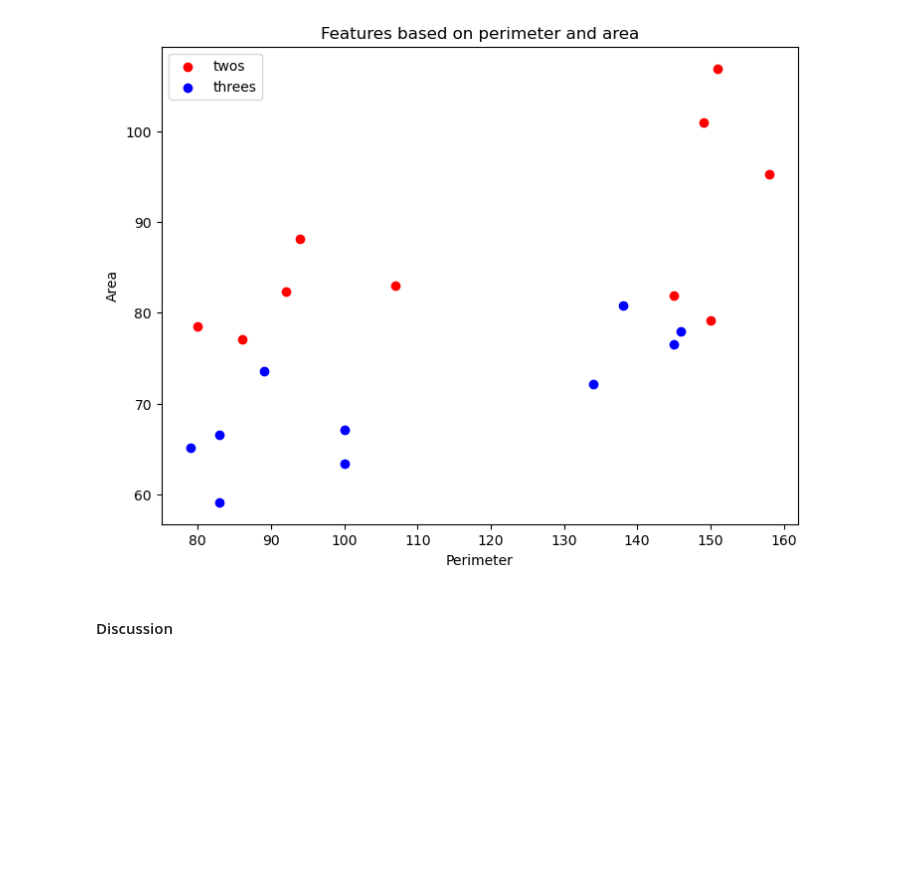
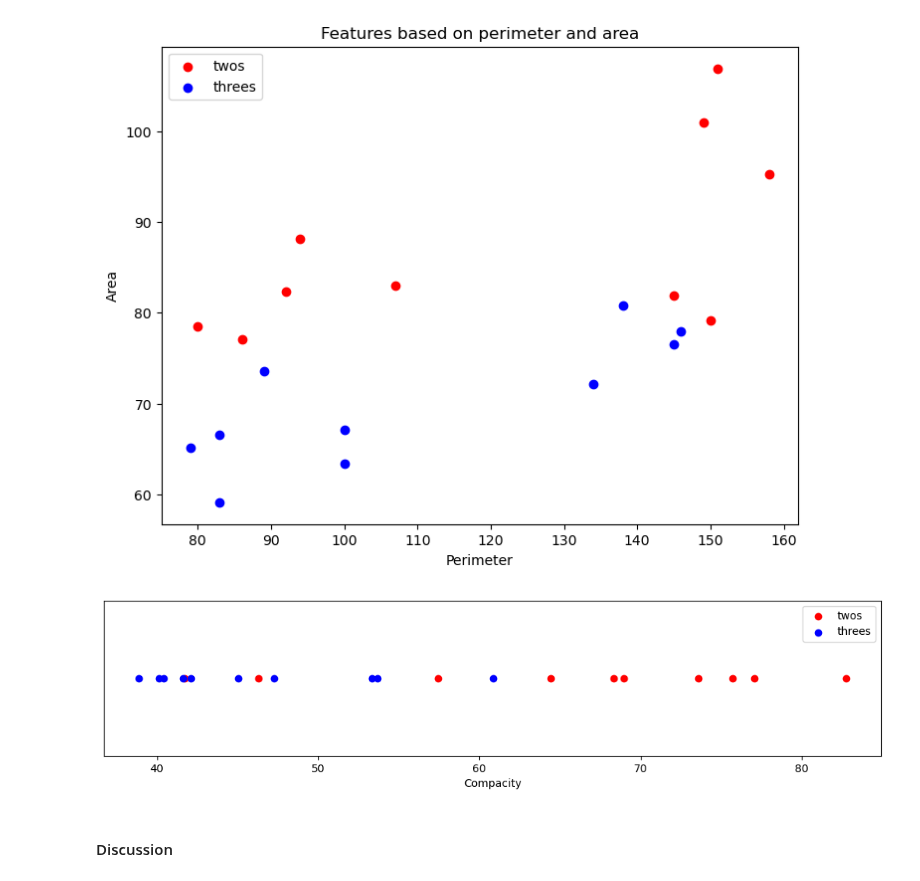
Before and after one commit to mrizaarseven98/do-not-cheat, a Jupyter notebook: labs/lab_02_object_description.ipynb, the cells around one changed output. Saved outputs shown, nothing was run; the diff lists cells and outputs as text; code cells hidden in the pictures; blank space fills up the shorter version.

Commit message:
1D plot for compacity

```diff
--- a/labs/lab_02_object_description.ipynb
+++ b/labs/lab_02_object_description.ipynb
@@ -622,19 +622,19 @@ plt.show()
 # %%
 # TODO: Make the 1D plot of the compacity
 import matplotlib.pyplot as plt
 
-# Create the x and y data
-x = list(range(1, 11))
 
 
 fig = plt.figure(figsize=(10,2))
 ax = fig.add_axes([0,0,1,1])
-ax.scatter(tcs, 0*len(tcs), color='r', label='twos')
-ax.scatter(thcs, 0*len(thcs), color='b', label='threes')
+ax.scatter(tcs, [0]*len(tcs), color='r', label='twos')
+ax.scatter(thcs, [0]*len(thcs), color='b', label='threes')
 ax.legend(loc='best')
-ax.set_xlabel('Image')
-ax.set_ylabel('Compacity')
+ax.set_xlabel('Compacity')
+ax.set_yticks([])
 plt.show()
+# %% [output]
+[figure, added]
 # %% [markdown]
 ####  Discussion
 # %% [markdown]
```
